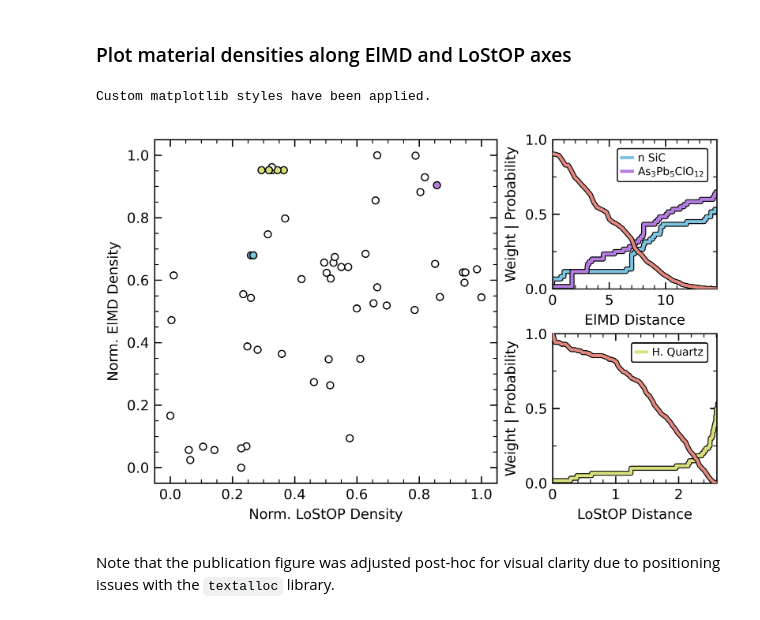
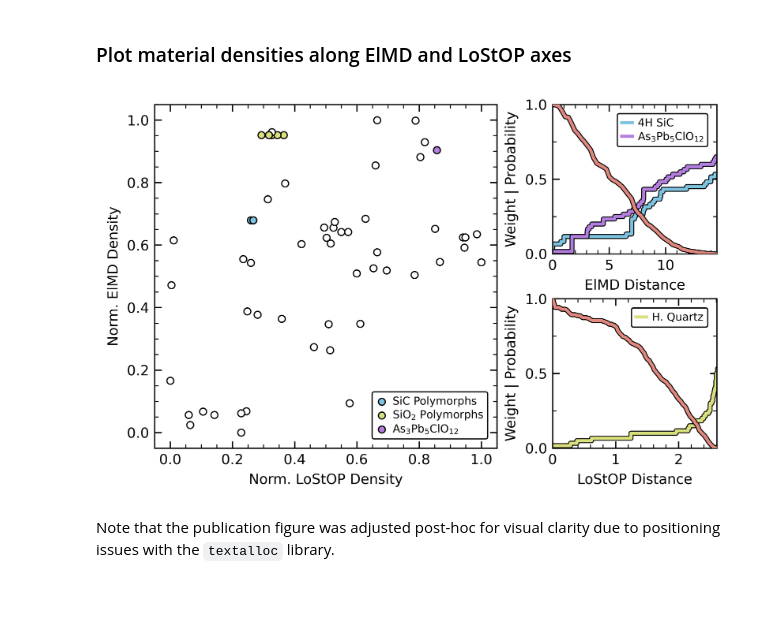
Before and after one commit to AndrewFalkowski/MINov, a Jupyter notebook: diverse_novelty.ipynb, the cells around one changed output. Drawn from its saved outputs; the diff is of its cells as text; code cells hidden in the pictures.

Commit message:
figure updates and cleaning

```diff
--- a/diverse_novelty.ipynb
+++ b/diverse_novelty.ipynb
@@ -122,6 +122,13 @@ for i, row in enumerate(range(len(scaled_df))):
 main_scatter.set_xlabel("Norm. LoStOP Density")
 main_scatter.set_ylabel("Norm. ElMD Density")
 
+main_scatter.scatter([],[], s=20, zorder=9, lw=0.75, ec='k', fc="#7EC3E0", label='SiC Polymorphs')
+main_scatter.scatter([],[], s=20, zorder=9, lw=0.75, ec='k', fc="#DAE07E", label='SiO$_2$ Polymorphs')
+main_scatter.scatter([],[], s=20, zorder=9, lw=0.75, ec='k', fc="#B47EE0", label='As$_3$Pb$_5$ClO$_{12}$')
+
+main_legend = main_scatter.legend(loc='lower right', fontsize=7, frameon=True, framealpha=1.0, labelspacing=0.25)
+main_legend.get_frame().set_linewidth(0.75)
+
 sic_plot = fig.add_subplot(gs[0, 1])
 sic_plot.plot(mi_data['elmd']['tau'], mi_data['elmd']['weight_function'], color='k', lw=3.2, zorder=4)
 sic_plot.plot(mi_data['elmd']['tau'], mi_data['elmd']['weight_function'], color='#E0877E', lw=2, zorder=5)#, label='Decay Weight')
@@ -132,7 +139,7 @@ for i, row in enumerate(elmd_dm):
     cs = np.cumsum(count)/np.sum(count)
     if i in [0]: # SiC index
         sic_plot.step(np.sort(row), cs, color='k', alpha=1, lw=3.2, where='post')
-        sic_plot.step(np.sort(row), cs, color='#7EC3E0', alpha=1, lw=2, where='post', label='n SiC')
+        sic_plot.step(np.sort(row), cs, color='#7EC3E0', alpha=1, lw=2, where='post', label='4H SiC')
     elif i in [7]: # As3Pb5ClO12 index
         sic_plot.step(np.sort(row), cs, color='k', alpha=1, lw=3.2, where='post')
         sic_plot.step(np.sort(row), cs, color='#B47EE0', alpha=1, lw=2, where='post', label='As$_3$Pb$_5$ClO$_{12}$')
@@ -149,36 +156,34 @@ sic_plot.set_ylabel("Weight | Probability")
 
 sic_legend = sic_plot.legend(loc='upper right', fontsize=7, frameon=True, framealpha=1.0, labelspacing=0.25)
 sic_legend.get_frame().set_linewidth(0.75)
 
 sio_plot = fig.add_subplot(gs[1, 1])
 sio_plot.plot(mi_data['lostop']['tau'], mi_data['lostop']['weight_function'], color='k', lw=3.2, zorder=3)
 sio_plot.plot(mi_data['lostop']['tau'], mi_data['lostop']['weight_function'], color='#E0877E', lw=2, zorder=4)#, label='Decay Weight')
 
 lostop_dm = np.load("precomputed/diverse_dataset_lostop_dm.npy")
 for i, row in enumerate(lostop_dm):
     count = np.ones(row.shape[0])
     cs = np.cumsum(count)/np.sum(count)
     if i in [21]: # high quartz SiO2 index
         sio_plot.step(np.sort(row), cs, color='k', alpha=1, lw=3.2, where='post', zorder=1)
         sio_plot.step(np.sort(row), cs, color='#DAE07E', alpha=1, lw=2,  where='post', zorder=2, label='H. Quartz')
     else:
         continue
 
 sio_plot.set_xlim(0, mi_data['lostop']['cutoff'])
 sio_plot.set_ylim(0, 1.0)
 sio_plot.set_yticks([0, 0.5, 1.0])
 sio_plot.yaxis.set_minor_locator(mpl.ticker.MultipleLocator(0.25))
 
 sio_plot.set_xlabel("LoStOP Distance")
 sio_plot.set_ylabel("Weight | Probability")
 
 sio_legend = sio_plot.legend(loc='upper right', fontsize=7, frameon=True, framealpha=1.0, labelspacing=0.25)
 sio_legend.get_frame().set_linewidth(0.75)
-
 plt.show()
 # %% [output]
-Custom matplotlib styles have been applied.
-[figure, old version]
+[figure, new version]
 # %% [markdown]
 Note that the publication figure was adjusted post-hoc for visual clarity due to positioning issues with the `textalloc` library.
 # %%
```
Also changed, not shown: parts of 5 cells of this notebook, 13 other files.
